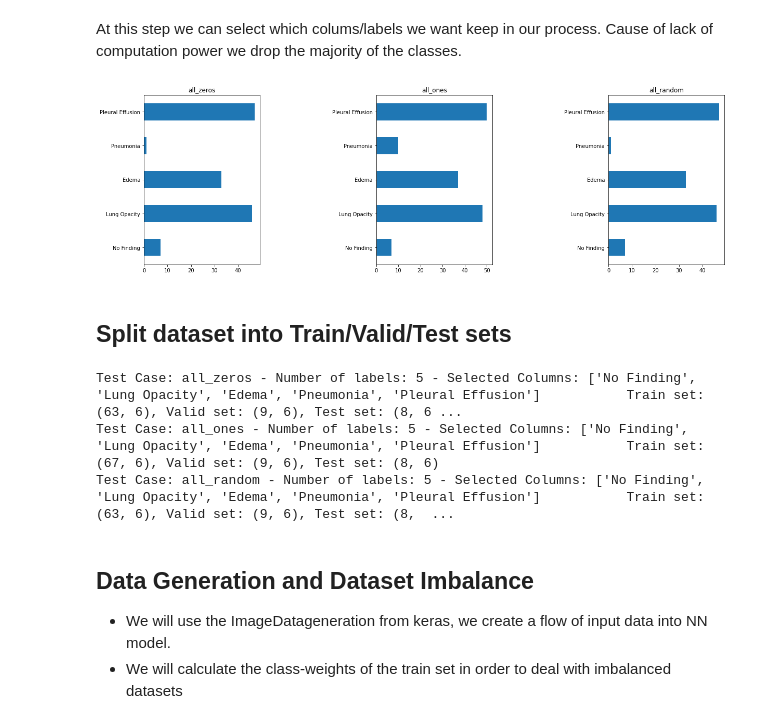
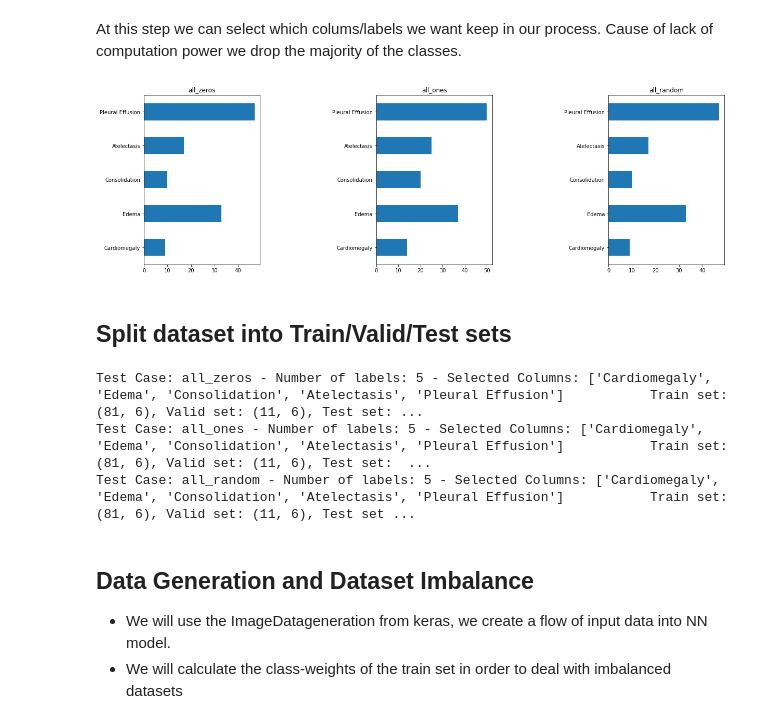
Before and after one commit to vassilispapadop/chexpert, a Jupyter notebook: CheXpert-nb-small.ipynb, the cells around one changed output. Drawn from its saved outputs; the diff is of its cells as text; code cells hidden in the pictures.

```diff
--- a/CheXpert-nb-small.ipynb
+++ b/CheXpert-nb-small.ipynb
@@ -75,8 +75,8 @@ class Dataset:
     self.class_weights = None
 
     # train history
-    self.model = None
-    self.model_history = None
+    self.models = []
+    self.models_history = []
     self.STEP_SIZE_TRAIN = None
     self.STEP_SIZE_VALID= None
     self.STEP_SIZE_TEST= None
@@ -99,8 +99,8 @@ class Dataset:
     except KeyError as e:
       print(e)
 
-    self.df = self.df[(self.df['Lung Opacity'] == 1) | (self.df['Pleural Effusion'] == 1) | (self.df['Edema'] == 1) | (self.df['Pneumonia'] == 1) | (self.df['No Finding']) == 1 ]
-
+    # self.df = self.df[(self.df['Lung Opacity'] == 1) | (self.df['Pleural Effusion'] == 1) | (self.df['Edema'] == 1) | (self.df['Pneumonia'] == 1) | (self.df['No Finding']) == 1 ]
+    self.df.loc[(self.df!=0).any(axis=1)]
     #restore num_classes and selected columns
     self.num_classes = len(self.df.columns) - 1 #drop image path column
     self.selected_columns = [col for col in self.df.columns if col != 'Path']
@@ -196,17 +196,17 @@ At this step we can select which colums/labels we want keep in our process. Caus
 # %%
 # drop desired columns and plot histograms to check dataset distribution
 to_drop = ['Pleural Other', 'Lung Lesion',
-            'Enlarged Cardiomediastinum', 'Fracture', 'Consolidation',
-           'Pneumothorax','Atelectasis', 'Cardiomegaly',
+            'Enlarged Cardiomediastinum', 'Fracture', 'No Finding',
+           'Pneumothorax','Fracture', 'Lung Opacity', 'Pneumonia',
            'Support Devices' ]
 
 for case in dataset_cases:
   case.drop_columns(to_drop)
 
 
 plot_histograms(dataset_cases)
 # %% [output]
-[figure, old version]
+[figure, new version]
 # %% [markdown]
 ## Split dataset into Train/Valid/Test sets
 # %%
@@ -214,9 +214,9 @@ for case in dataset_cases:
   case.train_test_split(size = 0.8)
   case.summary()
 # %% [output]
-Test Case: all_zeros - Number of labels: 5 - Selected Columns: ['No Finding', 'Lung Opacity', 'Edema', 'Pneumonia', 'Pleural Effusion']           Train set: (63, 6), Valid set: (9, 6), Test set: (8, 6 ...
-Test Case: all_ones - Number of labels: 5 - Selected Columns: ['No Finding', 'Lung Opacity', 'Edema', 'Pneumonia', 'Pleural Effusion']           Train set: (67, 6), Valid set: (9, 6), Test set: (8, 6)
-Test Case: all_random - Number of labels: 5 - Selected Columns: ['No Finding', 'Lung Opacity', 'Edema', 'Pneumonia', 'Pleural Effusion']           Train set: (63, 6), Valid set: (9, 6), Test set: (8,  ...
+Test Case: all_zeros - Number of labels: 5 - Selected Columns: ['Cardiomegaly', 'Edema', 'Consolidation', 'Atelectasis', 'Pleural Effusion']           Train set: (81, 6), Valid set: (11, 6), Test set: ...
+Test Case: all_ones - Number of labels: 5 - Selected Columns: ['Cardiomegaly', 'Edema', 'Consolidation', 'Atelectasis', 'Pleural Effusion']           Train set: (81, 6), Valid set: (11, 6), Test set:  ...
+Test Case: all_random - Number of labels: 5 - Selected Columns: ['Cardiomegaly', 'Edema', 'Consolidation', 'Atelectasis', 'Pleural Effusion']           Train set: (81, 6), Valid set: (11, 6), Test set ...
 # %% [markdown]
 ## Data Generation and Dataset Imbalance
 
```
Also changed, not shown: parts of 10 cells of this notebook.
